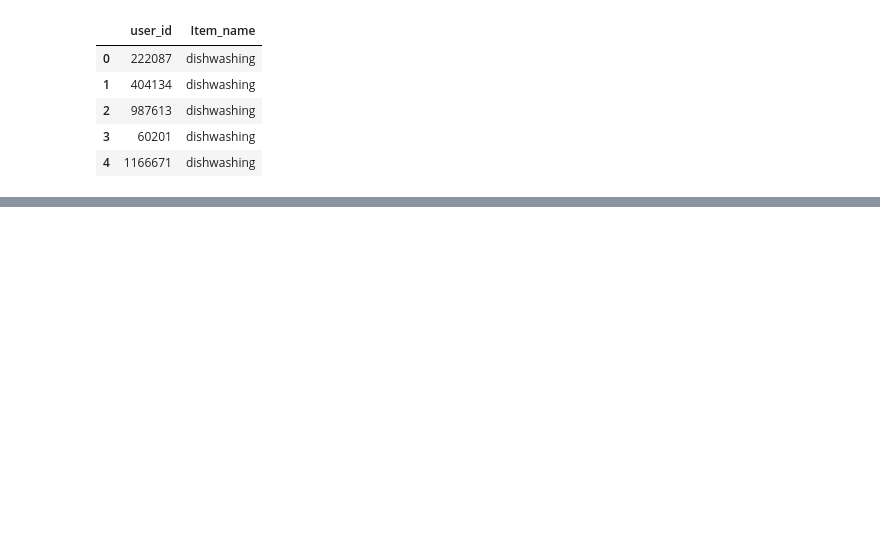
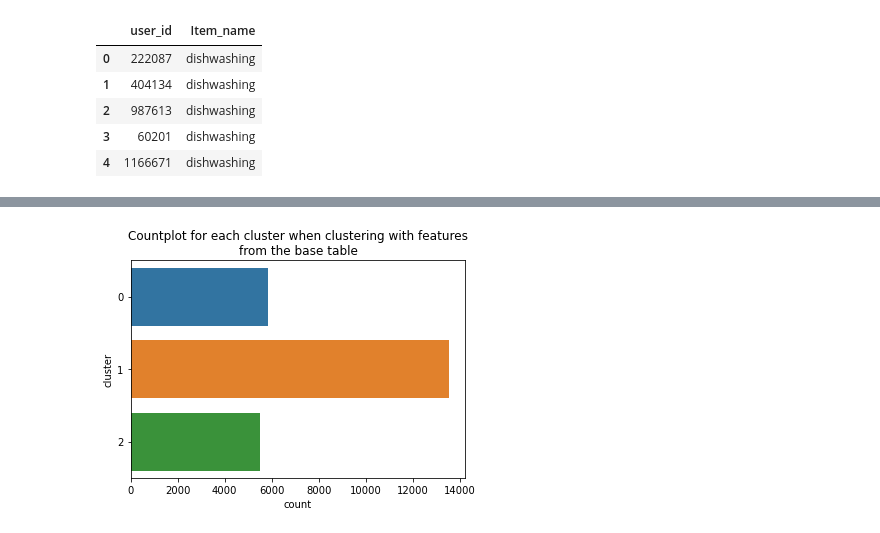
Before and after one commit to socalrug/bookclub, a Jupyter notebook: Club-09-Interview_Take-home_Challenges/session_5/Customer Clustering Analysis.ipynb, the cells around one changed output, grey strips where cells are left out. Saved outputs shown, nothing was run; the diff lists cells and outputs as text; code cells hidden in the pictures; blank space fills up the shorter version.

```diff
--- a/Club-09-Interview_Take-home_Challenges/session_5/Customer Clustering Analysis.ipynb
+++ b/Club-09-Interview_Take-home_Challenges/session_5/Customer Clustering Analysis.ipynb
@@ -210,0 +638,12 @@ most_valuable_customer
+# %%
+# I couldn't see all the clusters. I almost made an incorrect solution.
+# Is there a way to adjust the opacity?
+
+_ = sns.countplot(y='cluster', data=product_data)
+
+title = 'Countplot for each cluster when clustering with features from the base table'
+_ = plt.title('\n'.join(wrap(title, 60)))
+
+plt.show()
+# %% [output]
+[figure, added]
```
Also changed, not shown: parts of 80 cells of this notebook.
